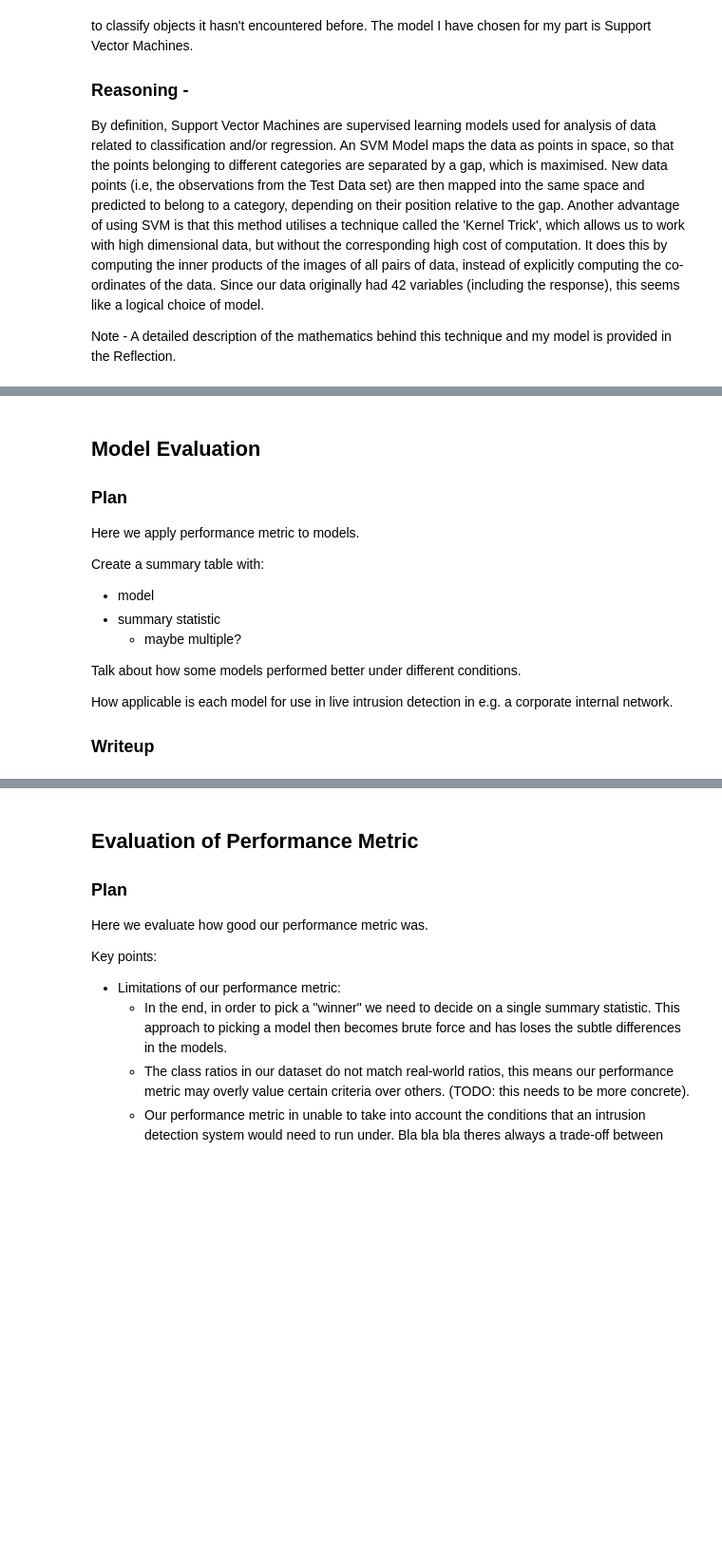
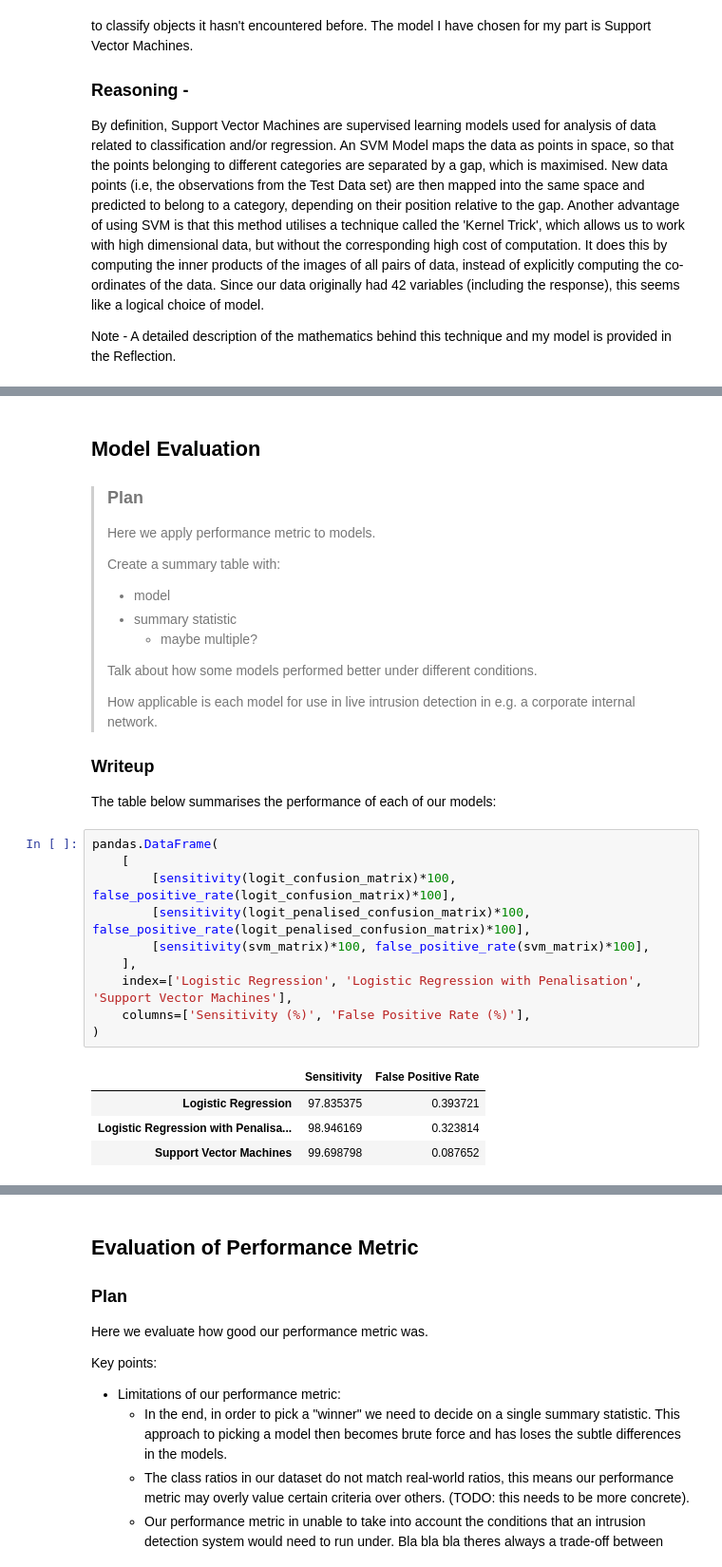
Before and after one commit to dj311/data-science-toolbox-2, a Jupyter notebook: project/report.ipynb, the cells around one changed output, grey strips where cells are left out. Shown at 95% size. Drawn from its saved outputs; the diff is of its cells as text; blank space fills up the shorter version.

```diff
--- a/project/report.ipynb
+++ b/project/report.ipynb
@@ -348,17 +371,34 @@ Note - A detailed description of the mathematics behind this technique and my mo
 # %% [markdown]
 ## Model Evaluation
-### Plan
-
-Here we apply performance metric to models.
-
-Create a summary table with:
-  - model
-  - summary statistic
-    - maybe multiple?
-
-Talk about how some models performed better under different conditions.
-
-How applicable is each model for use in live intrusion detection in e.g. a corporate internal network.
+> ### Plan
+>
+> Here we apply performance metric to models.
+>
+> Create a summary table with:
+>   - model
+>  - summary statistic
+>    - maybe multiple?
+>
+> Talk about how some models performed better under different conditions.
+>
+> How applicable is each model for use in live intrusion detection in e.g. a corporate internal network.
 
 
 ### Writeup
+
+The table below summarises the performance of each of our models:
+# %%
+pandas.DataFrame(
+    [
+        [sensitivity(logit_confusion_matrix)*100, false_positive_rate(logit_confusion_matrix)*100],
+        [sensitivity(logit_penalised_confusion_matrix)*100, false_positive_rate(logit_penalised_confusion_matrix)*100],
+        [sensitivity(svm_matrix)*100, false_positive_rate(svm_matrix)*100],
+    ],
+    index=['Logistic Regression', 'Logistic Regression with Penalisation', 'Support Vector Machines'],
+    columns=['Sensitivity (%)', 'False Positive Rate (%)'],
+)
+# %% [output]
+|  | Sensitivity | False Positive Rate |
+| Logistic Regression | 97.835375 | 0.393721 |
+| Logistic Regression with Penalisa... | 98.946169 | 0.323814 |
+| Support Vector Machines | 99.698798 | 0.087652 |
```
Also changed, not shown: parts of 32 cells of this notebook.
